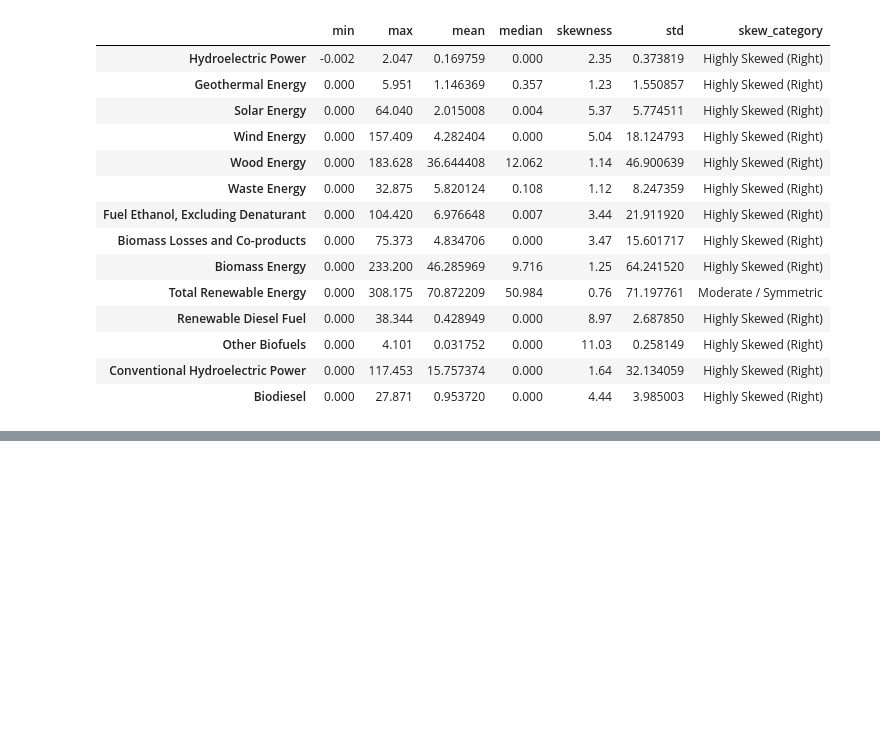
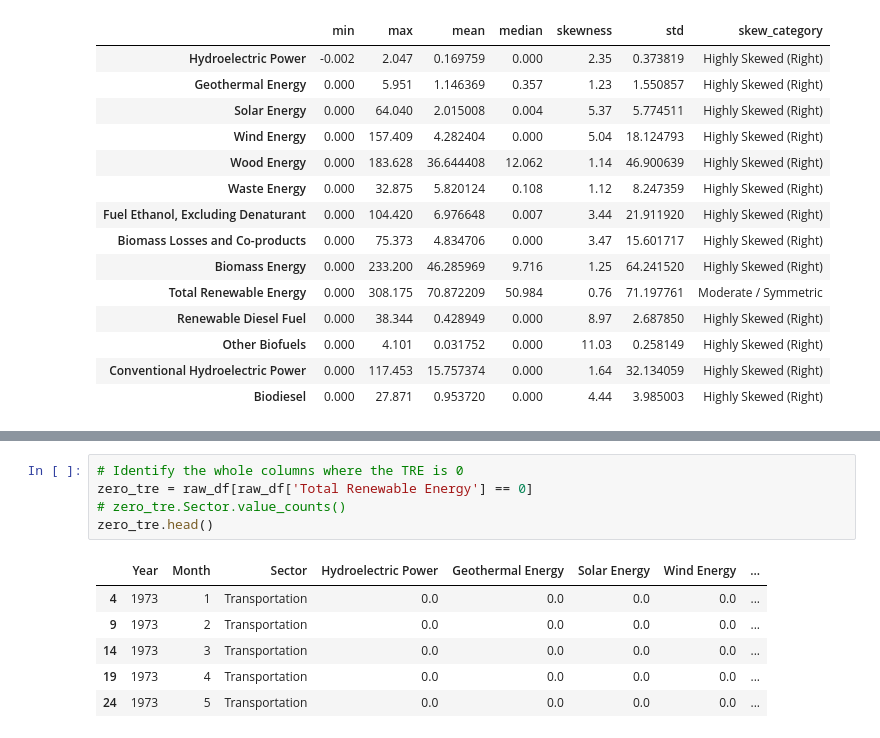
Before and after one commit to MichaelB232/41_IF-D_KataAnissaBebas, a Jupyter notebook: notebooks/01_data_understanding.ipynb, the cells around one changed output, grey strips where cells are left out. Cells and saved outputs as stored; diff of their text form; blank space fills up the shorter version.

```diff
--- a/notebooks/01_data_understanding.ipynb
+++ b/notebooks/01_data_understanding.ipynb
@@ -149,0 +170,12 @@ num_stats
+# %%
+# Identify the whole columns where the TRE is 0
+zero_tre = raw_df[raw_df['Total Renewable Energy'] == 0]
+# zero_tre.Sector.value_counts()
+zero_tre.head()
+# %% [output]
+|  | Year | Month | Sector | Hydroelectric Power | Geothermal Energy | Solar Energy | Wind Energy | ... |
+| 4 | 1973 | 1 | Transportation | 0.0 | 0.0 | 0.0 | 0.0 | ... |
+| 9 | 1973 | 2 | Transportation | 0.0 | 0.0 | 0.0 | 0.0 | ... |
+| 14 | 1973 | 3 | Transportation | 0.0 | 0.0 | 0.0 | 0.0 | ... |
+| 19 | 1973 | 4 | Transportation | 0.0 | 0.0 | 0.0 | 0.0 | ... |
+| 24 | 1973 | 5 | Transportation | 0.0 | 0.0 | 0.0 | 0.0 | ... |
```
Also changed, not shown: parts of 9 cells of this notebook.
